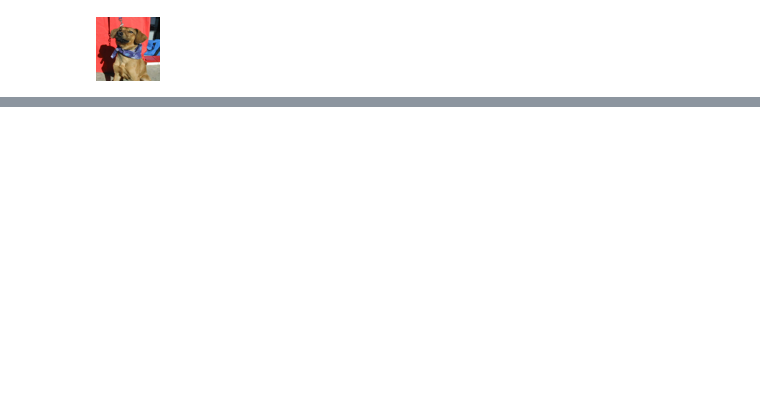
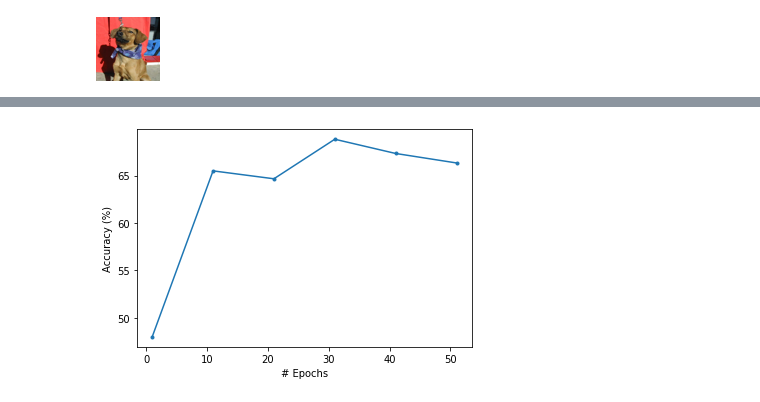
Before and after one commit to yrom1/cat-identifier, a Jupyter notebook: main.ipynb, the cells around one changed output, grey strips where cells are left out. Saved outputs shown, nothing was run; the diff lists cells and outputs as text; code cells hidden in the pictures; blank space fills up the shorter version.

Commit message:
Plot accuracy vs epoch size

```diff
--- a/main.ipynb
+++ b/main.ipynb
@@ -217,0 +190,4 @@ model
+# %%
+models = []
+for epoch in EPOCHS:
+    models.append(compile_fit(make_model(), epoch))
@@ -219,5 +213,3 @@ model
 im
 # %% [output]
 [figure]
-# %%
-ans = model.predict(X_test)
@@ -226,9 +216,14 @@ ans = model.predict(X_test)
 # %%
-yhat = []
-for x in ans:
-    if x >= 0.5:
-        yhat.append(1)
-    else:
-        yhat.append(0)
-yhat = np.array(yhat)
-print(yhat.shape, yhat[:20])
+def print_model_accuracy(_model):
+    ans = _model.predict(X_test)
+    yhat = []
+    for x in ans:
+        if x >= 0.5:
+            yhat.append(1)
+        else:
+            yhat.append(0)
+    yhat = np.array(yhat)
+    # print(yhat.shape, yhat[:20])
+    ans = (np.sum(yhat == y_test) / yhat.shape[0]) * 100
+    print(f"{ans}% accuracy")
+    return ans
@@ -240,0 +230,6 @@ print(f"{(np.sum(yhat == y_test) / yhat.shape[0]) * 100}% accuracy")
+# %%
+plot_x, plot_y = [], []
+for _model, epochs in zip(models, EPOCHS):
+    print(f"{epochs} epochs")
+    plot_y.append(print_model_accuracy(_model))
+    plot_x.append(epochs)
@@ -240,0 +255,7 @@ print(f"{(np.sum(yhat == y_test) / yhat.shape[0]) * 100}% accuracy")
+# %%
+plt.plot(plot_x, plot_y, ".-")
+plt.ylabel("Accuracy (%)")
+plt.xlabel("# Epochs")
+plt.show()
+# %% [output]
+[figure, added]
```
Also changed, not shown: parts of 14 cells of this notebook.
